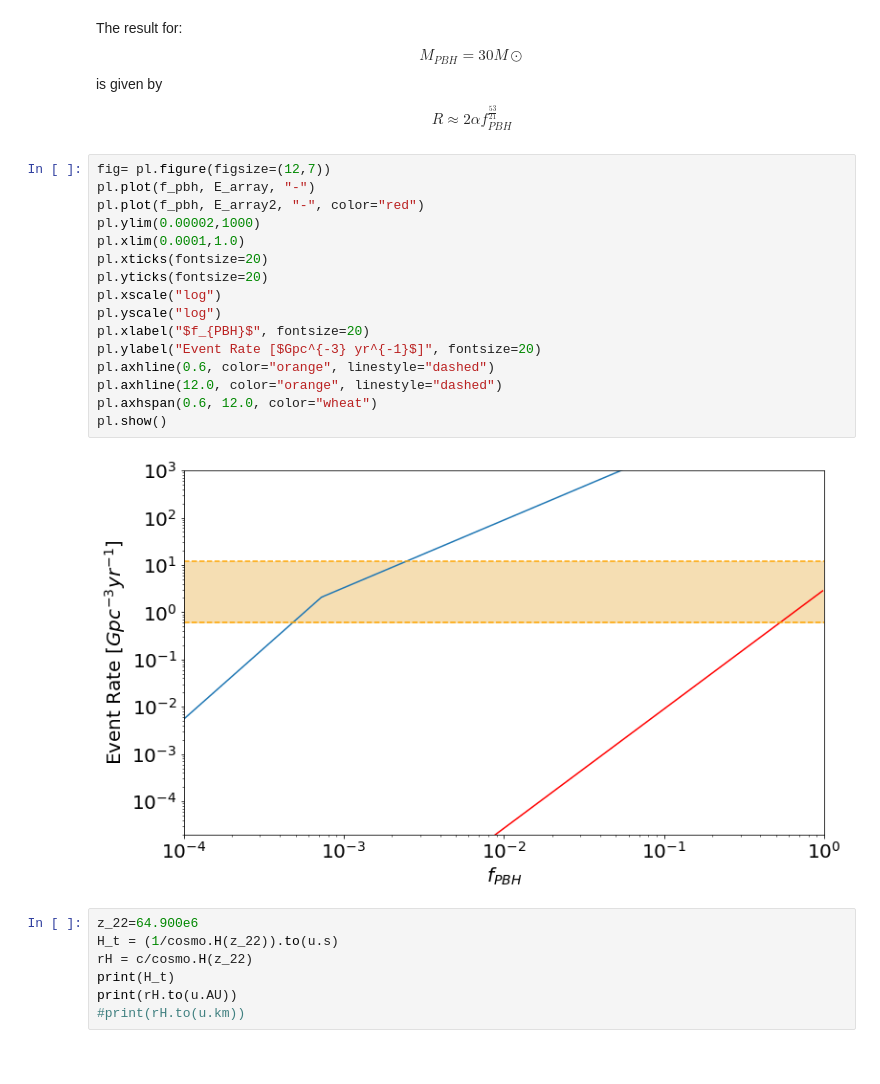
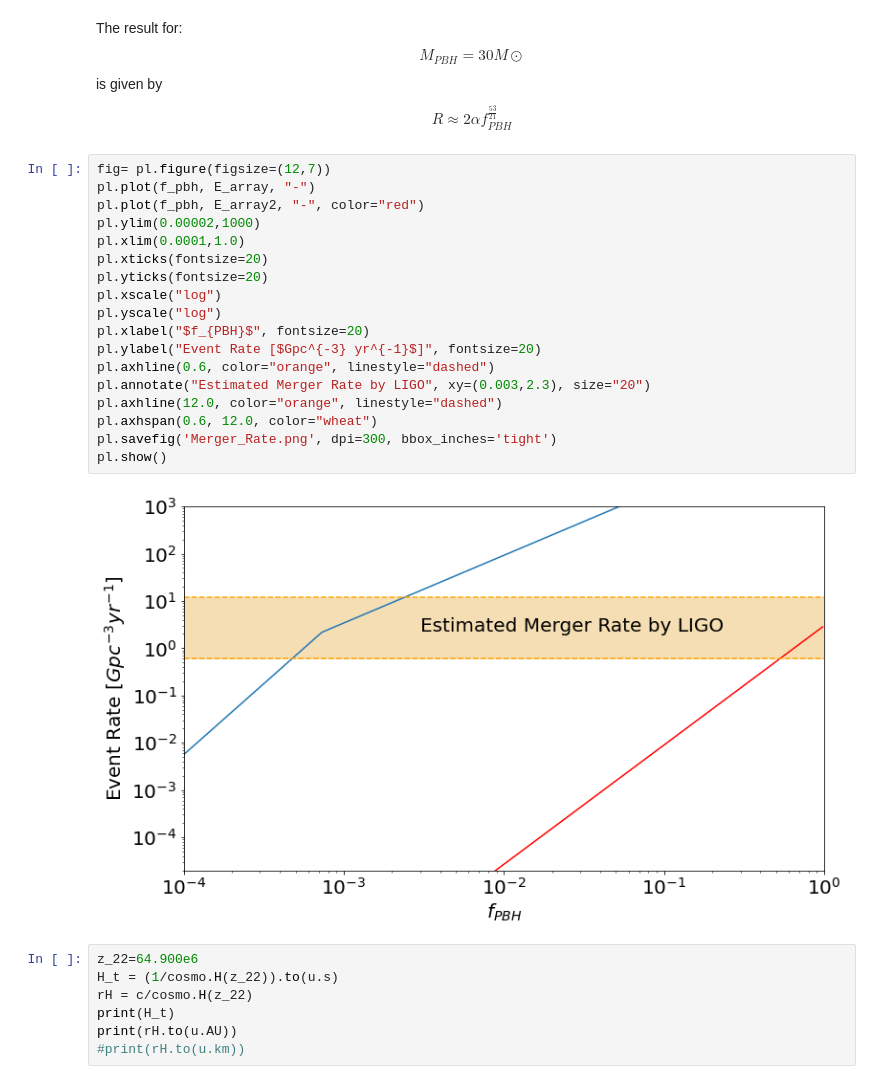
Before and after one commit to TadeoDGAguilar/PBHs_Coalescence, a Jupyter notebook: Merger_Rate.ipynb, the cells around one changed output. Cells and saved outputs as stored; diff of their text form.

```diff
--- a/Merger_Rate.ipynb
+++ b/Merger_Rate.ipynb
@@ -141,21 +141,23 @@ $$ M_{PBH} = 30 M\odot $$ is given by $$R \approx 2\alpha f_{PBH}^{\frac{53}{21}
 # %%
 fig= pl.figure(figsize=(12,7))
 pl.plot(f_pbh, E_array, "-")
 pl.plot(f_pbh, E_array2, "-", color="red")
 pl.ylim(0.00002,1000)
 pl.xlim(0.0001,1.0)
 pl.xticks(fontsize=20)
 pl.yticks(fontsize=20)
 pl.xscale("log")
 pl.yscale("log")
 pl.xlabel("$f_{PBH}$", fontsize=20)
 pl.ylabel("Event Rate [$Gpc^{-3} yr^{-1}$]", fontsize=20)
 pl.axhline(0.6, color="orange", linestyle="dashed")
+pl.annotate("Estimated Merger Rate by LIGO", xy=(0.003,2.3), size="20")
 pl.axhline(12.0, color="orange", linestyle="dashed")
 pl.axhspan(0.6, 12.0, color="wheat")
+pl.savefig('Merger_Rate.png', dpi=300, bbox_inches='tight')
 pl.show()
 # %% [output]
-[figure, old version]
+[figure, new version]
 # %%
 z_22=64.900e6
 H_t = (1/cosmo.H(z_22)).to(u.s)
```
Also changed, not shown: parts of 1 cell of this notebook, 1 other file.
